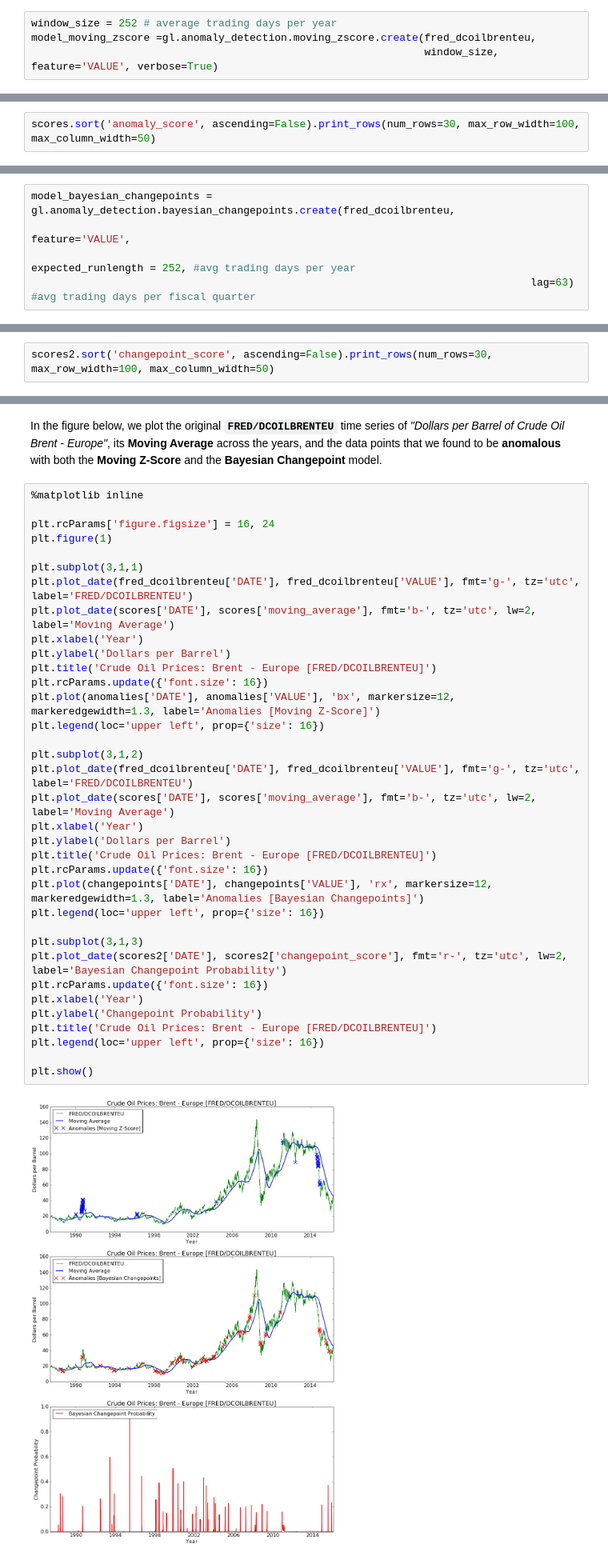
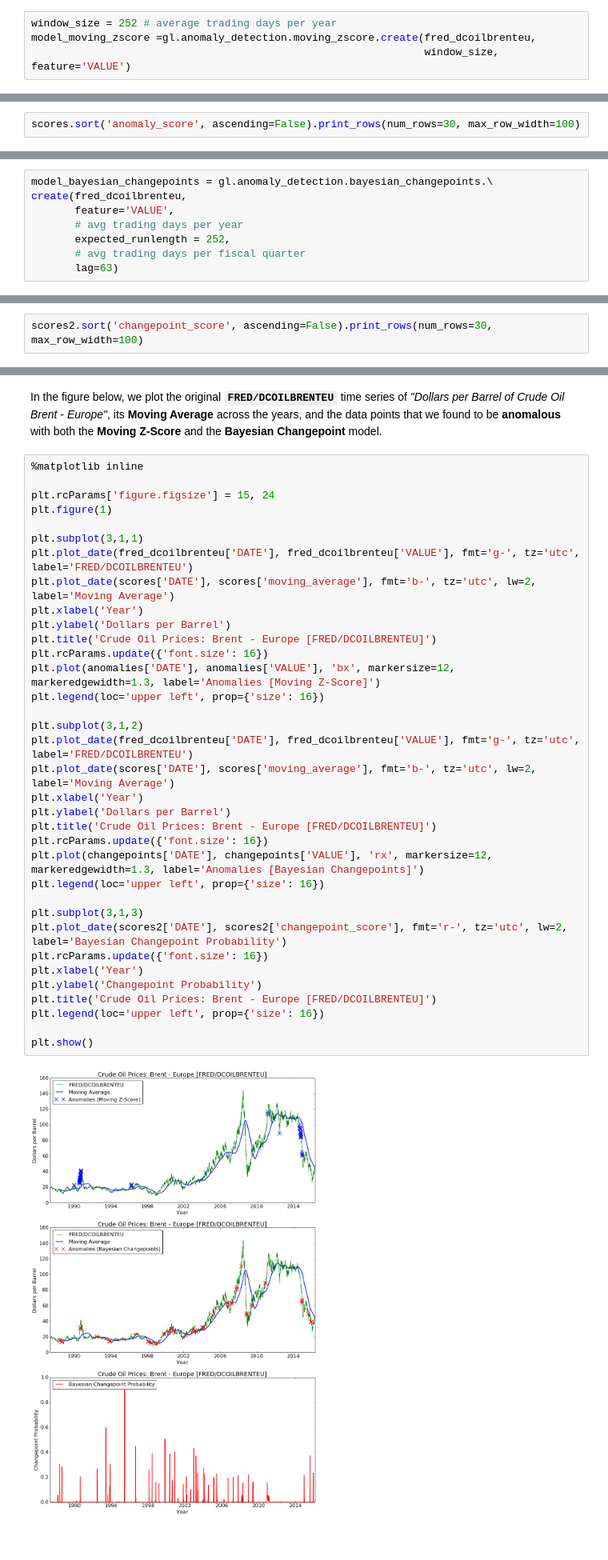
Before and after one commit to tgrammat/ML-Data_Challenges, a Jupyter notebook: Dato-tutorials/anomaly-detection/Anomaly Detection - Demo 2 [Moving Z-Score and Bayesian Changepoint Models].ipynb, the cells around one changed output, grey strips where cells are left out. Shown at 80% size. Cells and saved outputs as stored; diff of their text form; blank space fills up the shorter version.

Commit message:
anomaly detection examples: minor corrections for better rendering

```diff
--- a/Dato-tutorials/anomaly-detection/Anomaly Detection - Demo 2 [Moving Z-Score and Bayesian Changepoint Models].ipynb
+++ b/Dato-tutorials/anomaly-detection/Anomaly Detection - Demo 2 [Moving Z-Score and Bayesian Changepoint Models].ipynb
@@ -178,7 +179,7 @@ In this section we train a **Moving Z-Score** model to reveal where any anomalie
 # %%
 window_size = 252 # average trading days per year
 model_moving_zscore =gl.anomaly_detection.moving_zscore.create(fred_dcoilbrenteu,
-                                                               window_size, feature='VALUE', verbose=True)
+                                                               window_size, feature='VALUE')
 # %% [markdown]
 The primary output of the **Moving Z-score** model is the **`scores`** field. This **TimeSeries** object contains:
 
@@ -230,7 +231,7 @@ Of course, the first 252 rows of the scores output don't have a **moving average
 
 To reveal the 30, lets say, more anomalous data points we can sort the **`scores`** SFrame as follows.
 # %%
-scores.sort('anomaly_score', ascending=False).print_rows(num_rows=30, max_row_width=100, max_column_width=50)
+scores.sort('anomaly_score', ascending=False).print_rows(num_rows=30, max_row_width=100)
 # %% [output]
 +---------------------+---------------+-------+----------------+----------------------------+
 |         DATE        | anomaly_score | VALUE | moving_average |     model_update_time      |
@@ -291,10 +292,13 @@ plt.show()
 
 In this second part of our analysis we train a **Bayesian Changepoints** model to reveal where any anomalies exist in the **`fred_dcoilbrenteu`** time series.
 # %%
-model_bayesian_changepoints = gl.anomaly_detection.bayesian_changepoints.create(fred_dcoilbrenteu,
-                                                                                feature='VALUE',
-                                                                                expected_runlength = 252, #avg trading days per year
-                                                                                lag=63) #avg trading days per fiscal quarter
+model_bayesian_changepoints = gl.anomaly_detection.bayesian_changepoints.\
+create(fred_dcoilbrenteu,
+       feature='VALUE',
+       # avg trading days per year
+       expected_runlength = 252,
+       # avg trading days per fiscal quarter
+       lag=63)
 # %% [markdown]
 The primary output of the **Moving Z-score** model is the **`scores`** field. This **TimeSeries** object contains:
 
@@ -324,7 +328,7 @@ scores2.print_rows(num_rows=10, max_row_width=100, max_column_width=50)
 # %% [markdown]
 To reveal the 30, lets say, more anomalous data points we can sort the **`scores`** SFrame as follows.
 # %%
-scores2.sort('changepoint_score', ascending=False).print_rows(num_rows=30, max_row_width=100, max_column_width=50)
+scores2.sort('changepoint_score', ascending=False).print_rows(num_rows=30, max_row_width=100)
 # %% [output]
 +---------------------+-------------------+-------+----------------------------+
 |         DATE        | changepoint_score | VALUE |     model_update_time      |
@@ -395,39 +399,39 @@ In the figure below, we plot the original **`FRED/DCOILBRENTEU`** time series of
 # %%
 %matplotlib inline
 
-plt.rcParams['figure.figsize'] = 16, 24
+plt.rcParams['figure.figsize'] = 15, 24
 plt.figure(1)
 
 plt.subplot(3,1,1)
 plt.plot_date(fred_dcoilbrenteu['DATE'], fred_dcoilbrenteu['VALUE'], fmt='g-', tz='utc', label='FRED/DCOILBRENTEU')
 plt.plot_date(scores['DATE'], scores['moving_average'], fmt='b-', tz='utc', lw=2, label='Moving Average')
 plt.xlabel('Year')
 plt.ylabel('Dollars per Barrel')
 plt.title('Crude Oil Prices: Brent - Europe [FRED/DCOILBRENTEU]')
 plt.rcParams.update({'font.size': 16})
 plt.plot(anomalies['DATE'], anomalies['VALUE'], 'bx', markersize=12, markeredgewidth=1.3, label='Anomalies [Moving Z-Score]')
 plt.legend(loc='upper left', prop={'size': 16})
 
 plt.subplot(3,1,2)
 plt.plot_date(fred_dcoilbrenteu['DATE'], fred_dcoilbrenteu['VALUE'], fmt='g-', tz='utc', label='FRED/DCOILBRENTEU')
 plt.plot_date(scores['DATE'], scores['moving_average'], fmt='b-', tz='utc', lw=2, label='Moving Average')
 plt.xlabel('Year')
 plt.ylabel('Dollars per Barrel')
 plt.title('Crude Oil Prices: Brent - Europe [FRED/DCOILBRENTEU]')
 plt.rcParams.update({'font.size': 16})
 plt.plot(changepoints['DATE'], changepoints['VALUE'], 'rx', markersize=12, markeredgewidth=1.3, label='Anomalies [Bayesian Changepoints]')
 plt.legend(loc='upper left', prop={'size': 16})
 
 plt.subplot(3,1,3)
 plt.plot_date(scores2['DATE'], scores2['changepoint_score'], fmt='r-', tz='utc', lw=2, label='Bayesian Changepoint Probability')
 plt.rcParams.update({'font.size': 16})
 plt.xlabel('Year')
 plt.ylabel('Changepoint Probability')
 plt.title('Crude Oil Prices: Brent - Europe [FRED/DCOILBRENTEU]')
 plt.legend(loc='upper left', prop={'size': 16})
 
 plt.show()
 # %% [output]
-[figure, old version]
+[figure, new version]
 # %% [markdown]
 Interestingly enough, the **Bayesian Changepoint** model revealed some new anomalous points which were obviously missed by the **Moving Z-Score** algorithm. More specifically, new anomalous data points observed during the periods 1998-2000 and 2006-2010. More importantly, the great depreciation of Crude Oil Prices (Brent-Europe) during the recent great recession (2007-2008) is now characterized an an additional anomalous point which is of course true.
```
Also changed, not shown: parts of 13 cells of this notebook, 1 other file.
